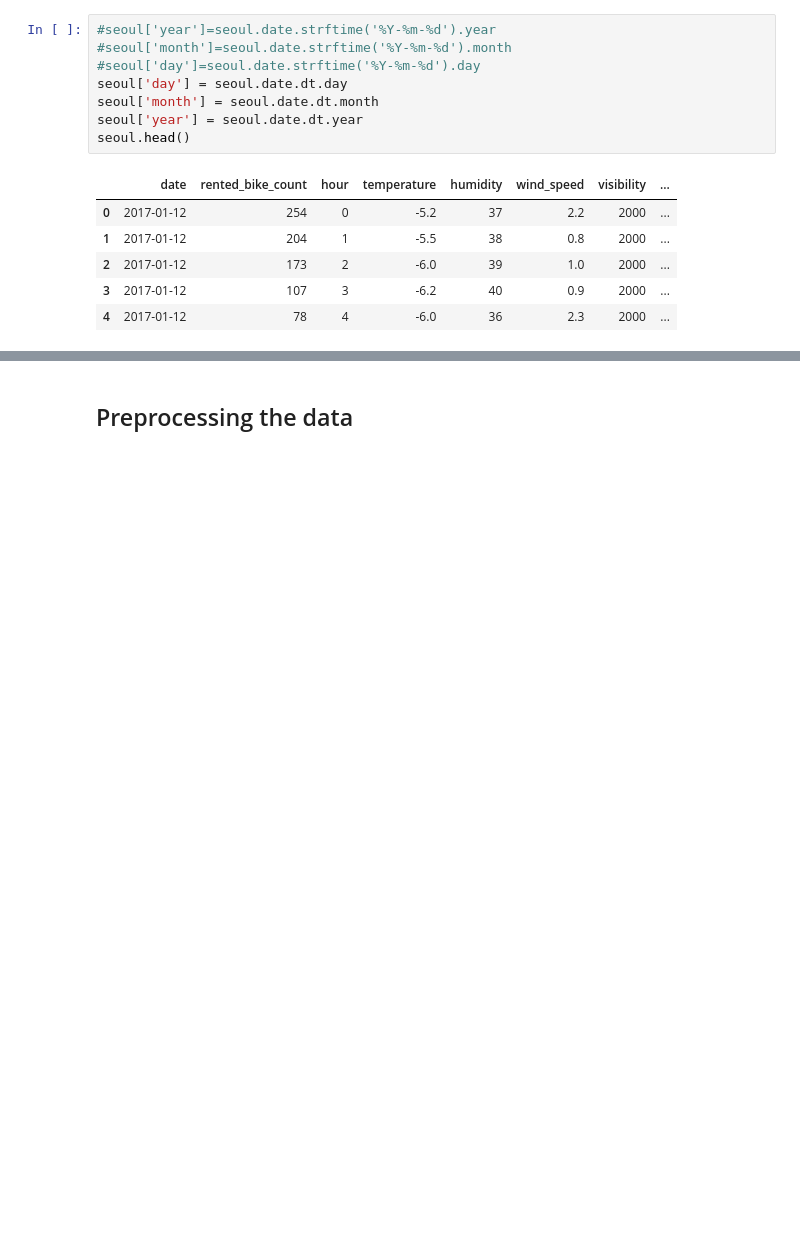
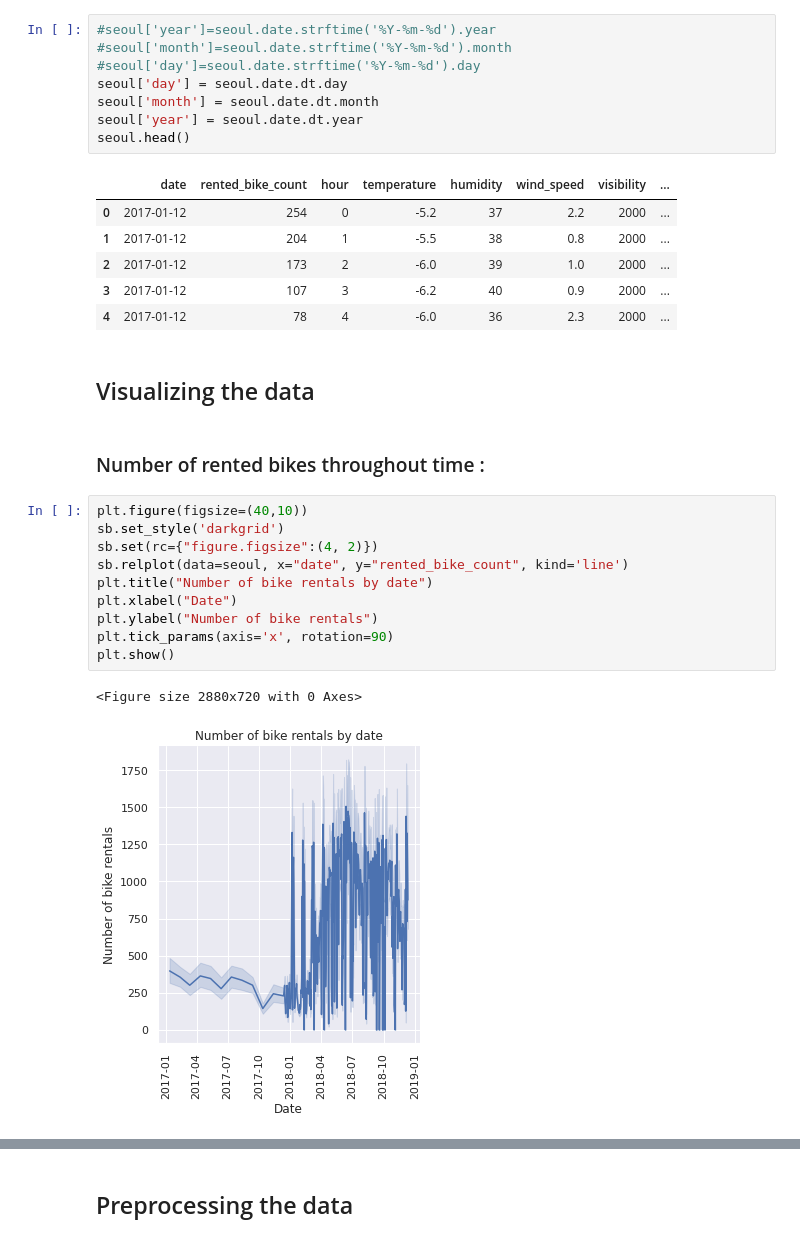
Before and after one commit to Wjnnje/Python_for_data_analysis, a Jupyter notebook: Projet_Final_Mathilde_SALAUN_Ines_PEREZ.ipynb, the cells around one changed output, grey strips where cells are left out. Drawn from its saved outputs; the diff is of its cells as text; blank space fills up the shorter version.

```diff
--- a/Projet_Final_Mathilde_SALAUN_Ines_PEREZ.ipynb
+++ b/Projet_Final_Mathilde_SALAUN_Ines_PEREZ.ipynb
@@ -167,3 +169,20 @@ seoul.head()
 | 2 | 2017-01-12 | 173 | 2 | -6.0 | 39 | 1.0 | 2000 | ... |
 | 3 | 2017-01-12 | 107 | 3 | -6.2 | 40 | 0.9 | 2000 | ... |
 | 4 | 2017-01-12 | 78 | 4 | -6.0 | 36 | 2.3 | 2000 | ... |
+# %% [markdown]
+## Visualizing the data
+# %% [markdown]
+### Number of rented bikes throughout time :
+# %%
+plt.figure(figsize=(40,10))
+sb.set_style('darkgrid')
+sb.set(rc={"figure.figsize":(4, 2)})
+sb.relplot(data=seoul, x="date", y="rented_bike_count", kind='line')
+plt.title("Number of bike rentals by date")
+plt.xlabel("Date")
+plt.ylabel("Number of bike rentals")
+plt.tick_params(axis='x', rotation=90)
+plt.show()
+# %% [output]
+<Figure size 2880x720 with 0 Axes>
+[figure, new version]
```
Also changed, not shown: parts of 15 cells of this notebook.
